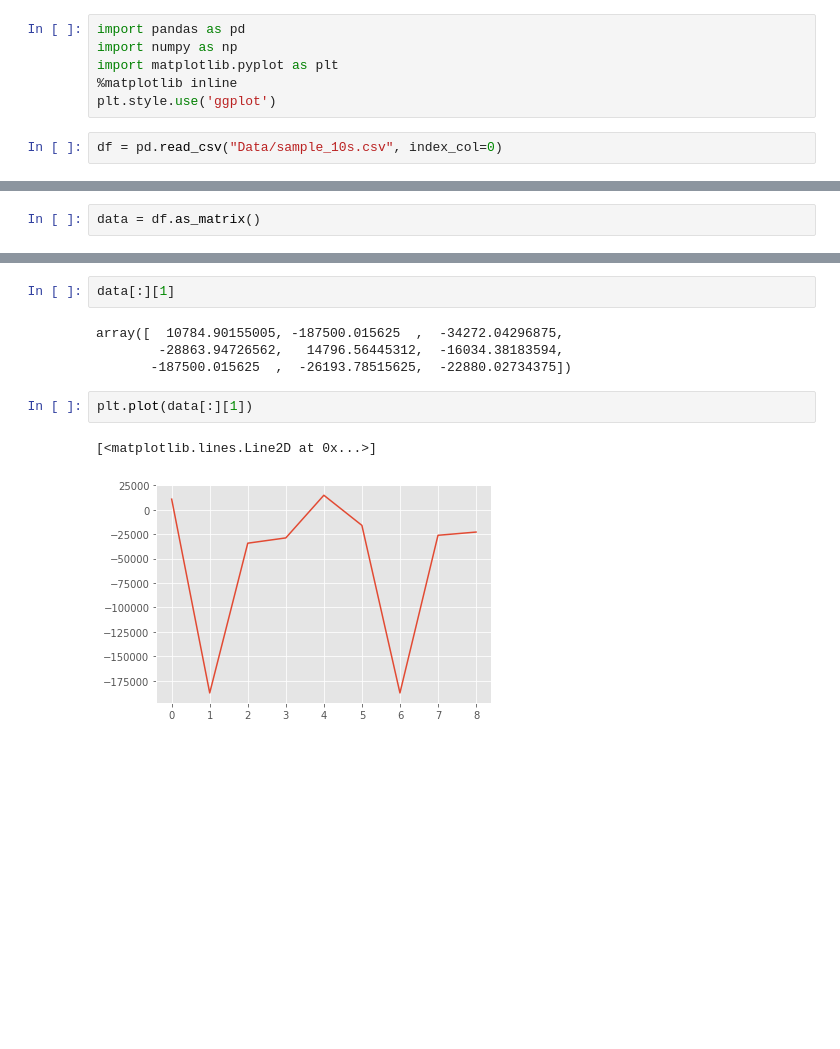
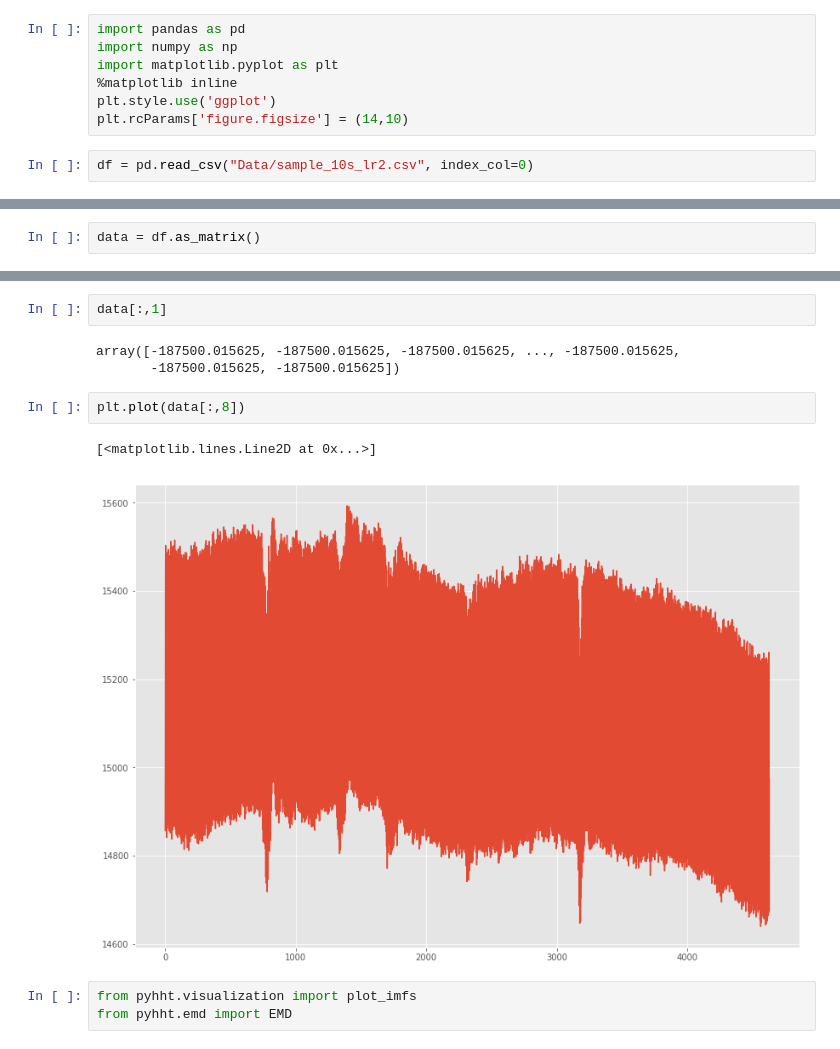
Before and after one commit to holwech/Drone-Mind-Control, a Jupyter notebook: signal_analysis.ipynb, the cells around one changed output, grey strips where cells are left out. Cells and saved outputs as stored; diff of their text form; blank space fills up the shorter version.

```diff
--- a/signal_analysis.ipynb
+++ b/signal_analysis.ipynb
@@ -4,8 +4,9 @@ import numpy as np
 import matplotlib.pyplot as plt
 %matplotlib inline
 plt.style.use('ggplot')
+plt.rcParams['figure.figsize'] = (14,10)
 # %%
-df = pd.read_csv("Data/sample_10s.csv", index_col=0)
+df = pd.read_csv("Data/sample_10s_lr2.csv", index_col=0)
 # %%
 df.head()
 # %% [output]
@@ -25,11 +26,13 @@ df['1'].plot()
 # %%
-data[:][1]
+data[:,1]
 # %% [output]
-array([  10784.90155005, -187500.015625  ,  -34272.04296875,
-        -28863.94726562,   14796.56445312,  -16034.38183594,
-       -187500.015625  ,  -26193.78515625,  -22880.02734375])
+array([-187500.015625, -187500.015625, -187500.015625, ..., -187500.015625,
+       -187500.015625, -187500.015625])
 # %%
-plt.plot(data[:][1])
+plt.plot(data[:,8])
 # %% [output]
 [<matplotlib.lines.Line2D at 0x...>]
-[figure, old version]
+[figure, new version]
+# %%
+from pyhht.visualization import plot_imfs
+from pyhht.emd import EMD
```
Also changed, not shown: parts of 9 cells of this notebook, 18 other files.
